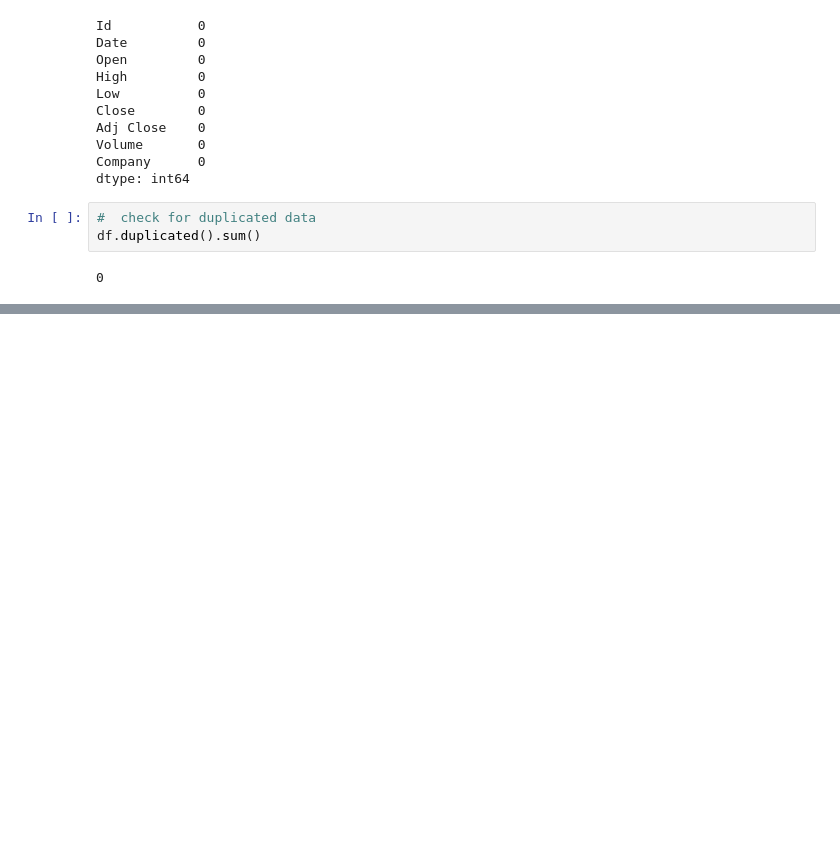
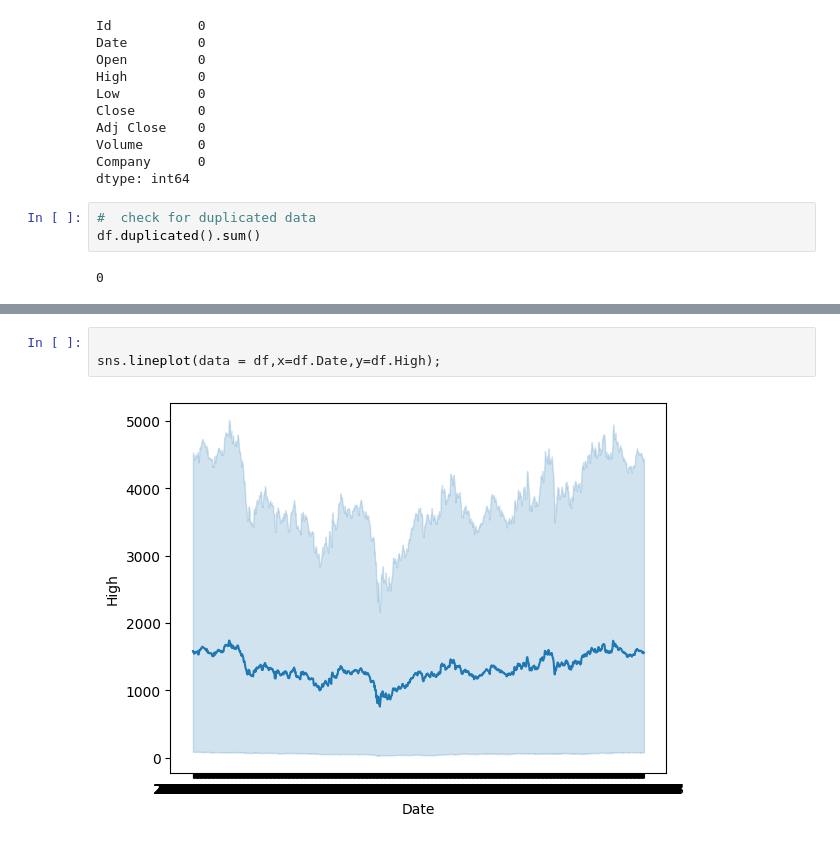
Before and after one commit to AlazarG19/Mosaic-Close-Price-Prediction-Kaggle-Competition, a Jupyter notebook: analysis.ipynb, the cells around one changed output, grey strips where cells are left out. Cells and saved outputs as stored; diff of their text form; blank space fills up the shorter version.

```diff
--- a/analysis.ipynb
+++ b/analysis.ipynb
@@ -37,0 +50,5 @@ df.duplicated().sum()
+# %%
+
+sns.lineplot(data = df,x=df.Date,y=df.High);
+# %% [output]
+[figure, added]
```
Also changed, not shown: parts of 5 cells of this notebook.
